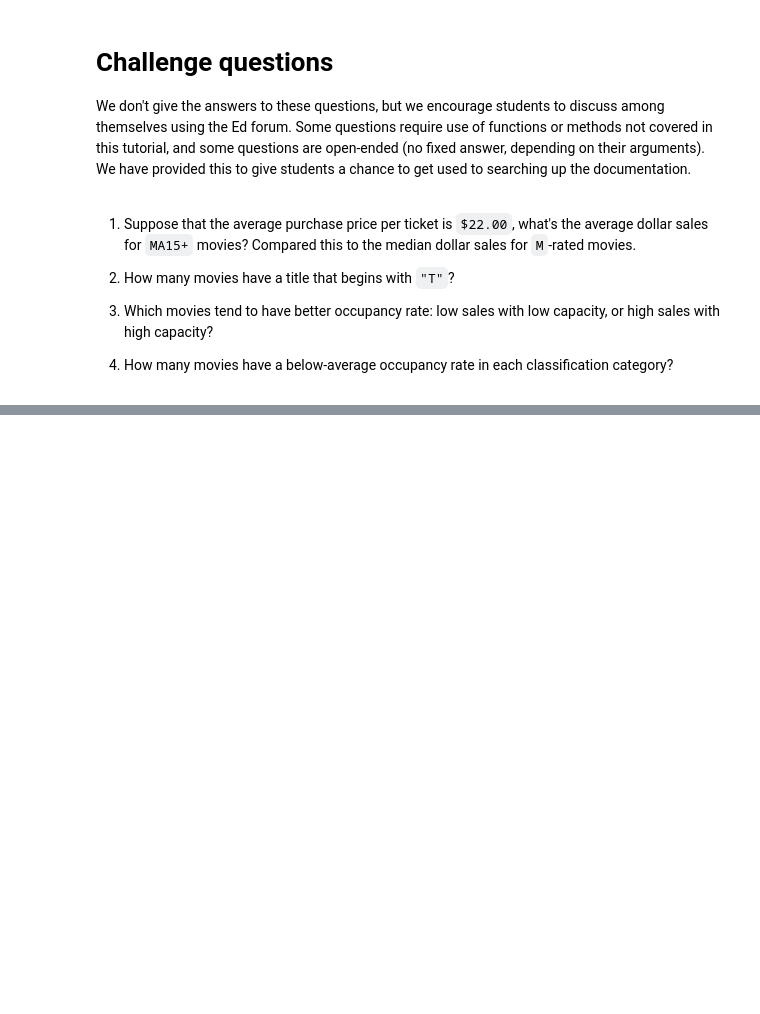
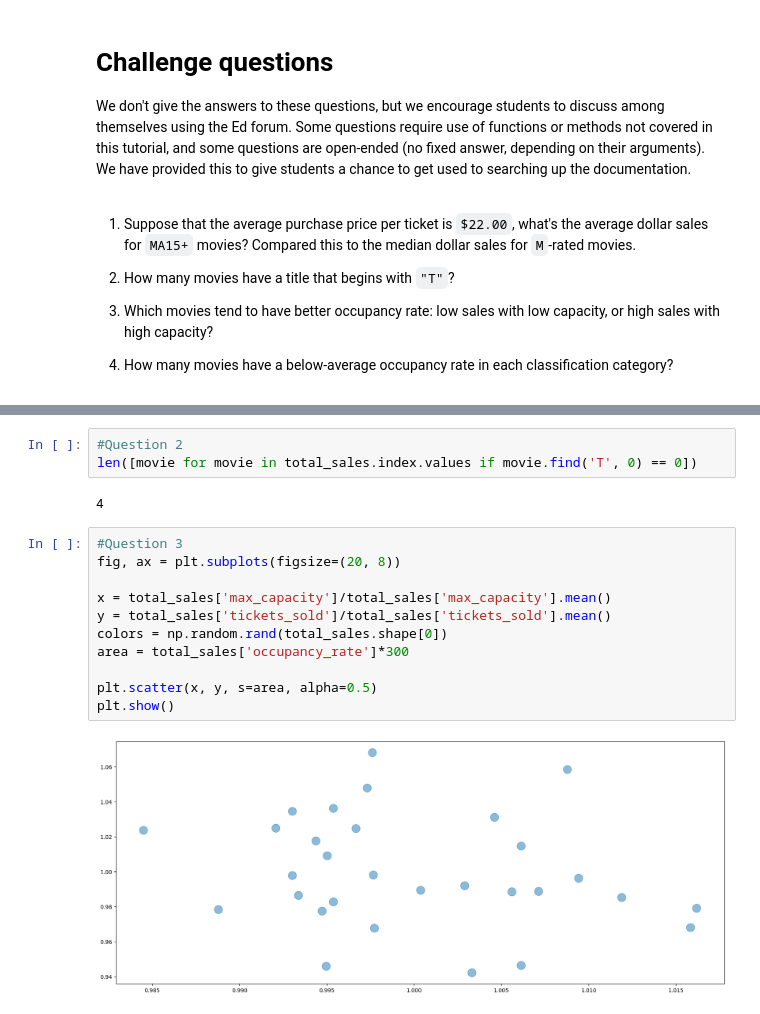
Before and after one commit to Guticar94/DS_COMP20008_Workshops, a Jupyter notebook: workshop1/Workshop - Pandas.ipynb, the cells around one changed output, grey strips where cells are left out. Saved outputs shown, nothing was run; the diff lists cells and outputs as text; blank space fills up the shorter version.

```diff
--- a/workshop1/Workshop - Pandas.ipynb
+++ b/workshop1/Workshop - Pandas.ipynb
@@ -757,0 +775,18 @@ We don't give the answers to these questions, but we encourage students to discu
+# %%
+#Question 2
+len([movie for movie in total_sales.index.values if movie.find('T', 0) == 0])
+# %% [output]
+4
+# %%
+#Question 3
+fig, ax = plt.subplots(figsize=(20, 8))
+
+x = total_sales['max_capacity']/total_sales['max_capacity'].mean()
+y = total_sales['tickets_sold']/total_sales['tickets_sold'].mean()
+colors = np.random.rand(total_sales.shape[0])
+area = total_sales['occupancy_rate']*300
+
+plt.scatter(x, y, s=area, alpha=0.5)
+plt.show()
+# %% [output]
+[figure, added]
```
Also changed, not shown: parts of 3 cells of this notebook.
